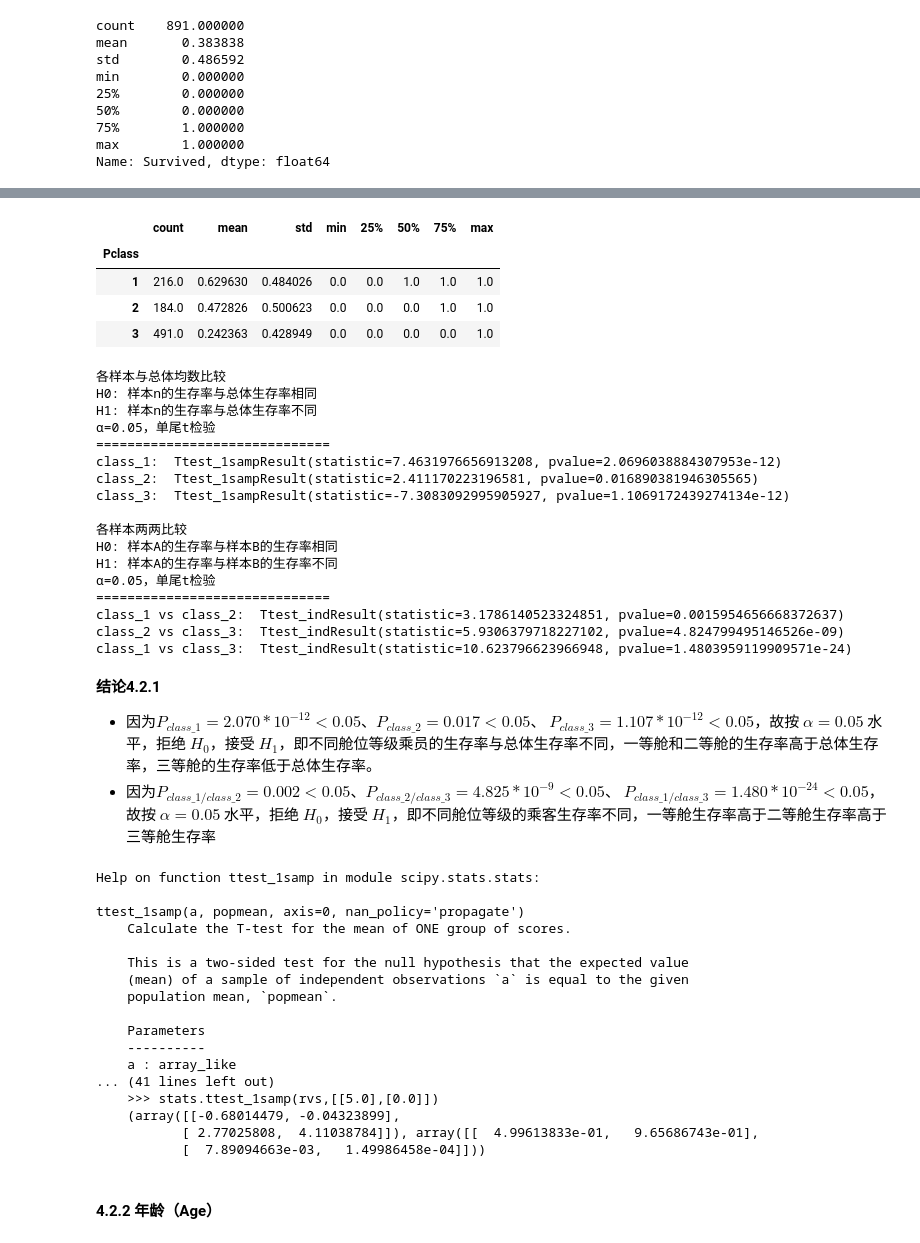
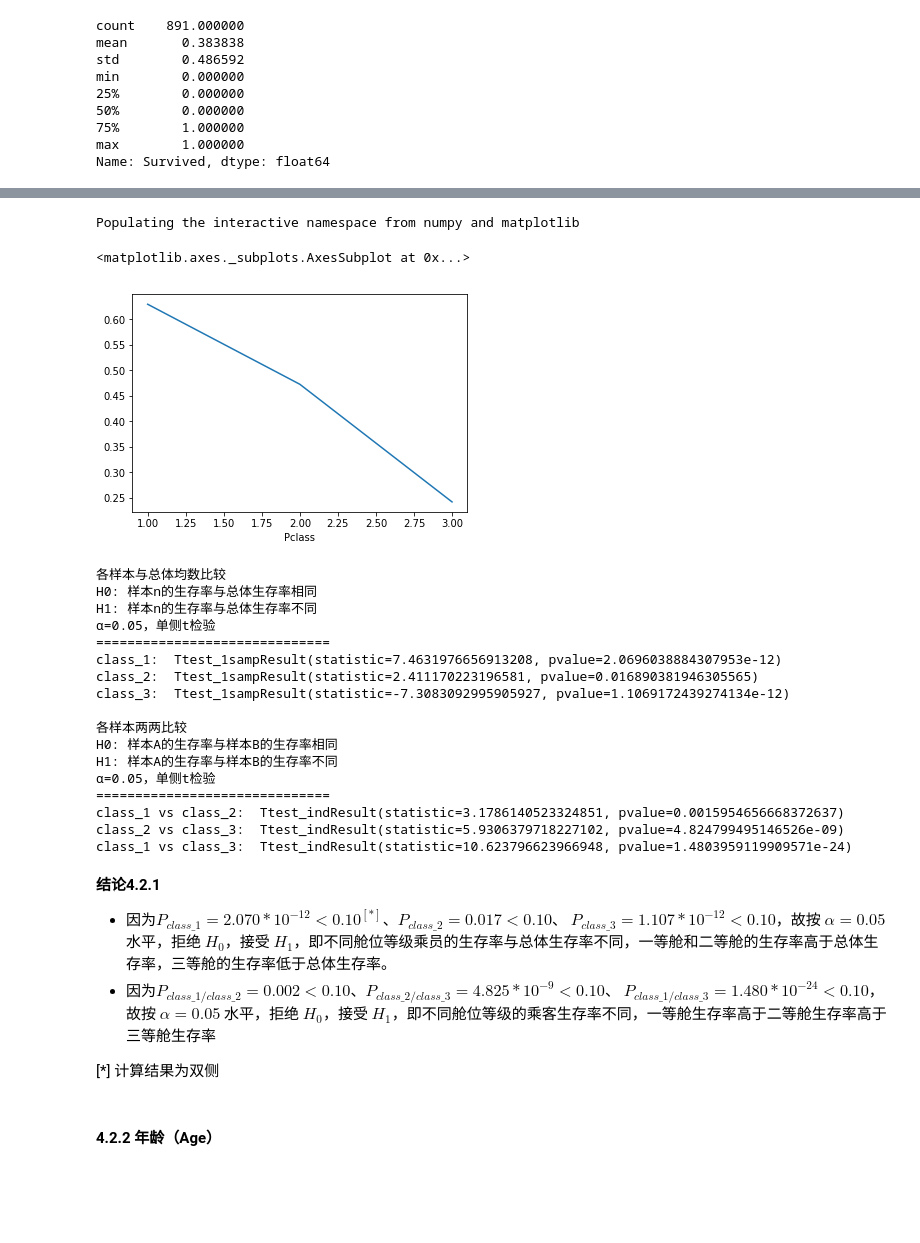
Before and after one commit to DiabloCC/UdacityCourse, a Jupyter notebook: p4/report/p4_tatanic_report.ipynb, the cells around one changed output, grey strips where cells are left out. Cells and saved outputs as stored; diff of their text form; code cells hidden in the pictures; blank space fills up the shorter version.

```diff
--- a/p4/report/p4_tatanic_report.ipynb
+++ b/p4/report/p4_tatanic_report.ipynb
@@ -175,14 +186,10 @@ Name: Survived, dtype: float64
 # %%
-# 不同舱位等级成员的生存率情况
-original_df.groupby('Pclass')['Survived'].describe()
-# %pylab inline
-# original_df.groupby('Pclass')['Survived'].describe().plot()
+%pylab inline
+original_df.groupby('Pclass')['Survived'].mean().plot()
 # %% [output]
-|  | count | mean | std | min | 25% | 50% | 75% | max |
-| Pclass |  |  |  |  |  |  |  |  |
-| 1 | 216.0 | 0.629630 | 0.484026 | 0.0 | 0.0 | 1.0 | 1.0 | 1.0 |
-| 2 | 184.0 | 0.472826 | 0.500623 | 0.0 | 0.0 | 0.0 | 1.0 | 1.0 |
-| 3 | 491.0 | 0.242363 | 0.428949 | 0.0 | 0.0 | 0.0 | 0.0 | 1.0 |
+Populating the interactive namespace from numpy and matplotlib
+<matplotlib.axes._subplots.AxesSubplot at 0x...>
+[figure, added]
 # %%
 # 视不同舱位等级的人员为各自独立样本
 from scipy.stats import ttest_ind, ttest_1samp
@@ -194,7 +201,7 @@ class_3 = original_df[original_df['Pclass']==3]['Survived']
 print '各样本与总体均数比较'
 print 'H0: 样本n的生存率与总体生存率相同'
 print 'H1: 样本n的生存率与总体生存率不同'
-print 'α=0.05，单尾t检验'
+print 'α=0.05，单侧t检验'
 print '='*30
 print 'class_1: ', ttest_1samp(class_1, original_df['Survived'].mean())
 print 'class_2: ', ttest_1samp(class_2, original_df['Survived'].mean())
@@ -205,7 +212,7 @@ print ''
 print '各样本两两比较'
 print 'H0: 样本A的生存率与样本B的生存率相同'
 print 'H1: 样本A的生存率与样本B的生存率不同'
-print 'α=0.05，单尾t检验'
+print 'α=0.05，单侧t检验'
 print '='*30
 print 'class_1 vs class_2: ', ttest_ind(class_1, class_2)
 print 'class_2 vs class_3: ', ttest_ind(class_2, class_3)
@@ -214,7 +221,7 @@ print 'class_1 vs class_3: ', ttest_ind(class_1, class_3)
 各样本与总体均数比较
 H0: 样本n的生存率与总体生存率相同
 H1: 样本n的生存率与总体生存率不同
-α=0.05，单尾t检验
+α=0.05，单侧t检验
 ==============================
 class_1:  Ttest_1sampResult(statistic=7.4631976656913208, pvalue=2.0696038884307953e-12)
 class_2:  Ttest_1sampResult(statistic=2.411170223196581, pvalue=0.016890381946305565)
@@ -223,35 +230,16 @@ class_3:  Ttest_1sampResult(statistic=-7.3083092995905927, pvalue=1.106917243927
 各样本两两比较
 H0: 样本A的生存率与样本B的生存率相同
 H1: 样本A的生存率与样本B的生存率不同
-α=0.05，单尾t检验
+α=0.05，单侧t检验
 ==============================
 class_1 vs class_2:  Ttest_indResult(statistic=3.1786140523324851, pvalue=0.0015954656668372637)
 class_2 vs class_3:  Ttest_indResult(statistic=5.9306379718227102, pvalue=4.824799495146526e-09)
 class_1 vs class_3:  Ttest_indResult(statistic=10.623796623966948, pvalue=1.4803959119909571e-24)
 # %% [markdown]
 **结论4.2.1**
-- 因为$ P_{class\_1} = 2.070*10^{-12} < 0.05 $、$ P_{class\_2} = 0.017 < 0.05 $、 $ P_{class\_3} = 1.107*10^{-12} < 0.05 $，故按 $α=0.05$ 水平，拒绝 $ H_0 $，接受 $ H_1 $，即不同舱位等级乘员的生存率与总体生存率不同，一等舱和二等舱的生存率高于总体生存率，三等舱的生存率低于总体生存率。
-- 因为$ P_{class\_1/class\_2} = 0.002 < 0.05 $、$ P_{class\_2/class\_3} = 4.825*10^{-9} < 0.05 $、 $ P_{class\_1/class\_3} = 1.480*10^{-24} < 0.05 $，故按 $α=0.05$ 水平，拒绝 $ H_0 $，接受 $ H_1 $，即不同舱位等级的乘客生存率不同，一等舱生存率高于二等舱生存率高于三等舱生存率
+- 因为$ P_{class\_1} = 2.070*10^{-12} < 0.10^{[*]} $、$ P_{class\_2} = 0.017 < 0.10 $、 $ P_{class\_3} = 1.107*10^{-12} < 0.10 $，故按 $α=0.05$ 水平，拒绝 $ H_0 $，接受 $ H_1 $，即不同舱位等级乘员的生存率与总体生存率不同，一等舱和二等舱的生存率高于总体生存率，三等舱的生存率低于总体生存率。
+- 因为$ P_{class\_1/class\_2} = 0.002 < 0.10 $、$ P_{class\_2/class\_3} = 4.825*10^{-9} < 0.10 $、 $ P_{class\_1/class\_3} = 1.480*10^{-24} < 0.10 $，故按 $α=0.05$ 水平，拒绝 $ H_0 $，接受 $ H_1 $，即不同舱位等级的乘客生存率不同，一等舱生存率高于二等舱生存率高于三等舱生存率
+
+[\*] 计算结果为双侧
-# %%
-import scipy
-help(scipy.stats.ttest_1samp)
-# %% [output]
-Help on function ttest_1samp in module scipy.stats.stats:
-
-ttest_1samp(a, popmean, axis=0, nan_policy='propagate')
-    Calculate the T-test for the mean of ONE group of scores.
-
-    This is a two-sided test for the null hypothesis that the expected value
-    (mean) of a sample of independent observations `a` is equal to the given
-    population mean, `popmean`.
-
-    Parameters
-    ----------
-    a : array_like
-... (41 lines left out)
-    >>> stats.ttest_1samp(rvs,[[5.0],[0.0]])
-    (array([[-0.68014479, -0.04323899],
-           [ 2.77025808,  4.11038784]]), array([[  4.99613833e-01,   9.65686743e-01],
-           [  7.89094663e-03,   1.49986458e-04]]))
 # %% [markdown]
 #### 4.2.2 年龄（Age）
```
Also changed, not shown: parts of 14 cells of this notebook.
